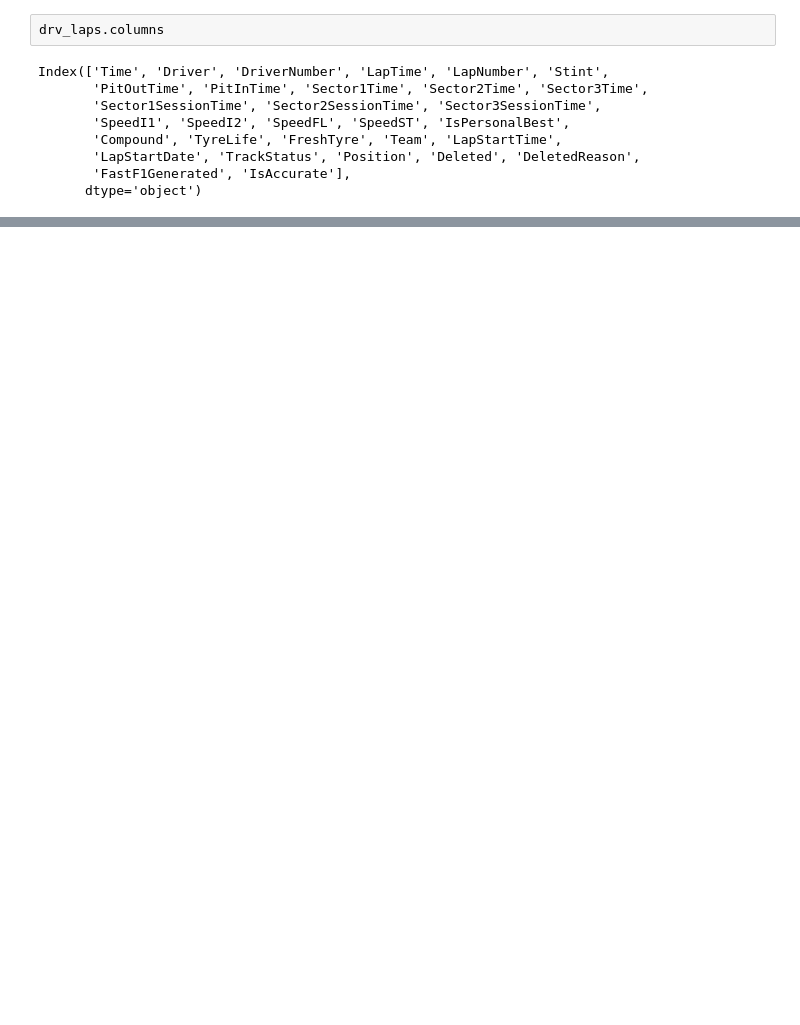
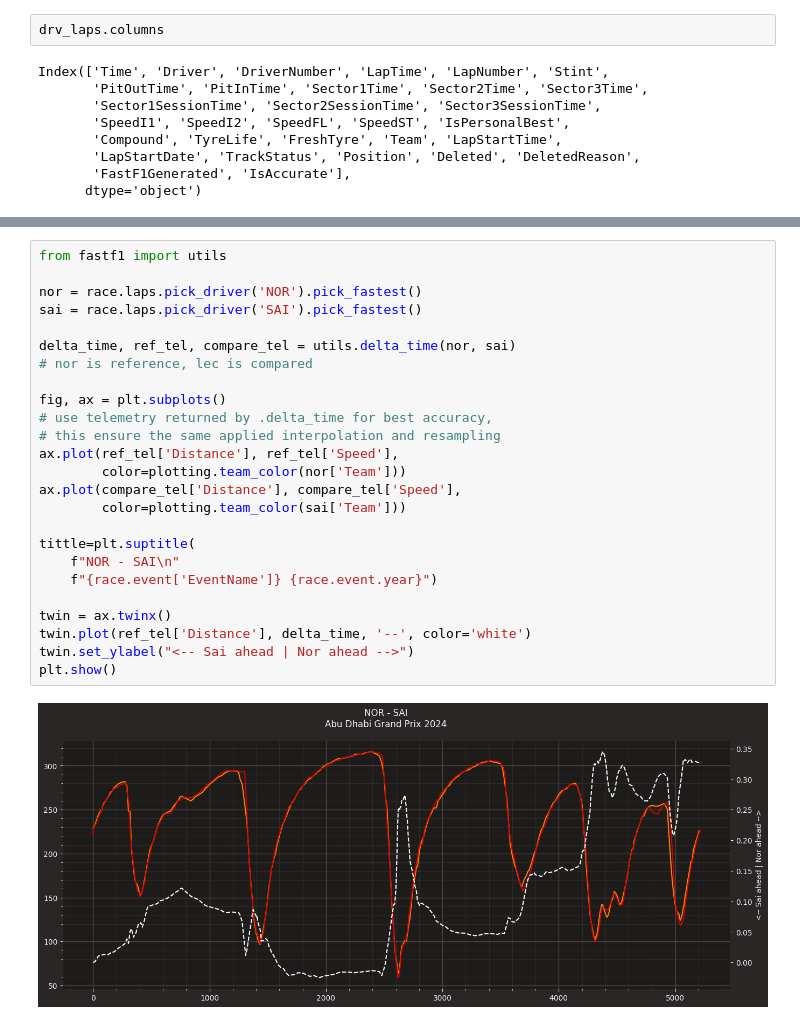
Before and after one commit to unk217/F1Analysis, a Jupyter notebook: AbuDhabi_Grand_Prix_F1.ipynb, the cells around one changed output, grey strips where cells are left out. Saved outputs shown, nothing was run; the diff lists cells and outputs as text; blank space fills up the shorter version.

```diff
--- a/AbuDhabi_Grand_Prix_F1.ipynb
+++ b/AbuDhabi_Grand_Prix_F1.ipynb
@@ -114,0 +370,27 @@ Index(['Time', 'Driver', 'DriverNumber', 'LapTime', 'LapNumber', 'Stint',
+# %%
+from fastf1 import utils
+
+nor = race.laps.pick_driver('NOR').pick_fastest()
+sai = race.laps.pick_driver('SAI').pick_fastest()
+
+delta_time, ref_tel, compare_tel = utils.delta_time(nor, sai)
+# nor is reference, lec is compared
+
+fig, ax = plt.subplots()
+# use telemetry returned by .delta_time for best accuracy,
+# this ensure the same applied interpolation and resampling
+ax.plot(ref_tel['Distance'], ref_tel['Speed'],
+        color=plotting.team_color(nor['Team']))
+ax.plot(compare_tel['Distance'], compare_tel['Speed'],
+        color=plotting.team_color(sai['Team']))
+
+tittle=plt.suptitle(
+    f"NOR - SAI\n"
+    f"{race.event['EventName']} {race.event.year}")
+
+twin = ax.twinx()
+twin.plot(ref_tel['Distance'], delta_time, '--', color='white')
+twin.set_ylabel("<-- Sai ahead | Nor ahead -->")
+plt.show()
+# %% [output]
+[figure, added]
```
Also changed, not shown: parts of 23 cells of this notebook.
